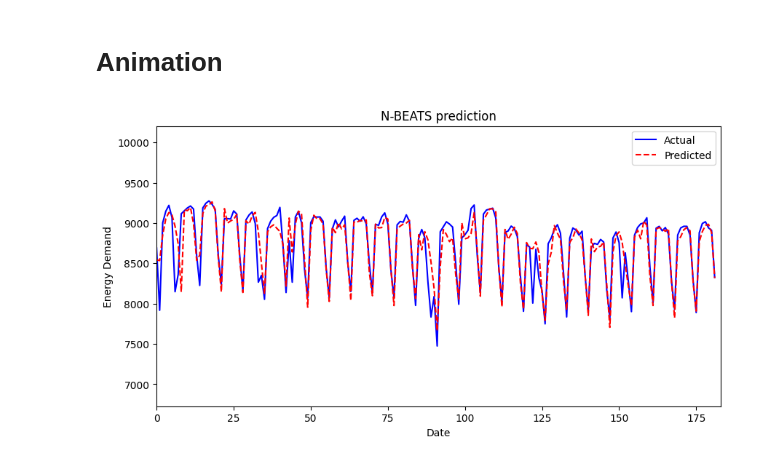
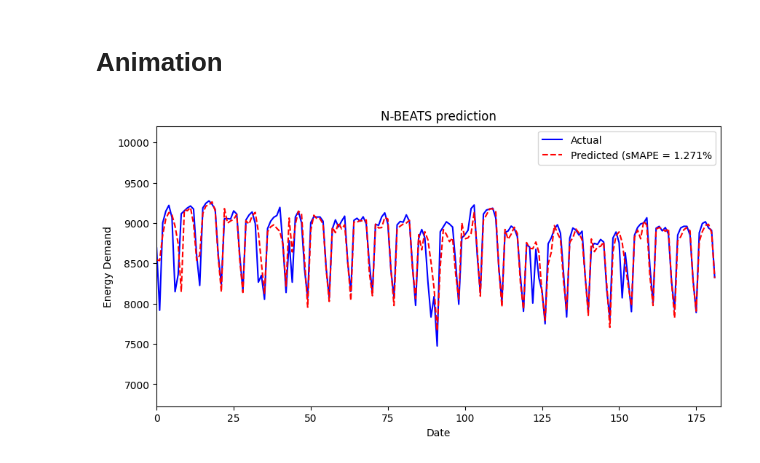
Before and after one commit to KhvatkinNikita/NUC-AI, a Jupyter notebook: notebooks/nbeats.ipynb, the cells around one changed output. Saved outputs shown, nothing was run; the diff lists cells and outputs as text; code cells hidden in the pictures.

```diff
--- a/notebooks/nbeats.ipynb
+++ b/notebooks/nbeats.ipynb
@@ -198,31 +198,31 @@ sMAPE: 0.0127
 # %%
 from datetime import datetime
 
 test_dates = islas_dfs['Tenerife']['TIME_PERIOD_CODE'].values.reshape(-1,1)
 
 
 fig, ax = plt.subplots(figsize=(10, 5))
 ax.set_xlim(0, len(actual_values_inv))
 ax.set_ylim(min(actual_values_inv) * 0.9, max(actual_values_inv) * 1.1)
 ax.set_xlabel("Date")
 ax.set_ylabel("Energy Demand")
 ax.set_title("N-BEATS prediction")
 
 actual_line, = ax.plot([], [], color='blue', label="Actual")
-predicted_line, = ax.plot([], [], color='red', linestyle="dashed", label="Predicted")
+predicted_line, = ax.plot([], [], color='red', linestyle="dashed", label=f"Predicted (sMAPE = {100*metrics_result['sMAPE']:.3f}%")
 ax.legend()
 
 # Update function
 def update(frame):
     actual_line.set_data(range(frame), actual_values_inv[:frame])
     predicted_line.set_data(range(frame), online_predictions_inv[:frame])
 
 # Create animation
 ani = animation.FuncAnimation(fig, update, frames=len(actual_values_inv), interval=50)
 
 # Save video
-ani.save("../results/nbeats_predictions.mp4", writer="ffmpeg", fps=30)
+ani.save("../results/nbeats_predictions.gif", writer="ffmpeg", fps=30)
 
 plt.show()
 # %% [output]
-[figure, old version]
+[figure, new version]
```
Also changed, not shown: parts of 1 cell of this notebook, 2 other files.
